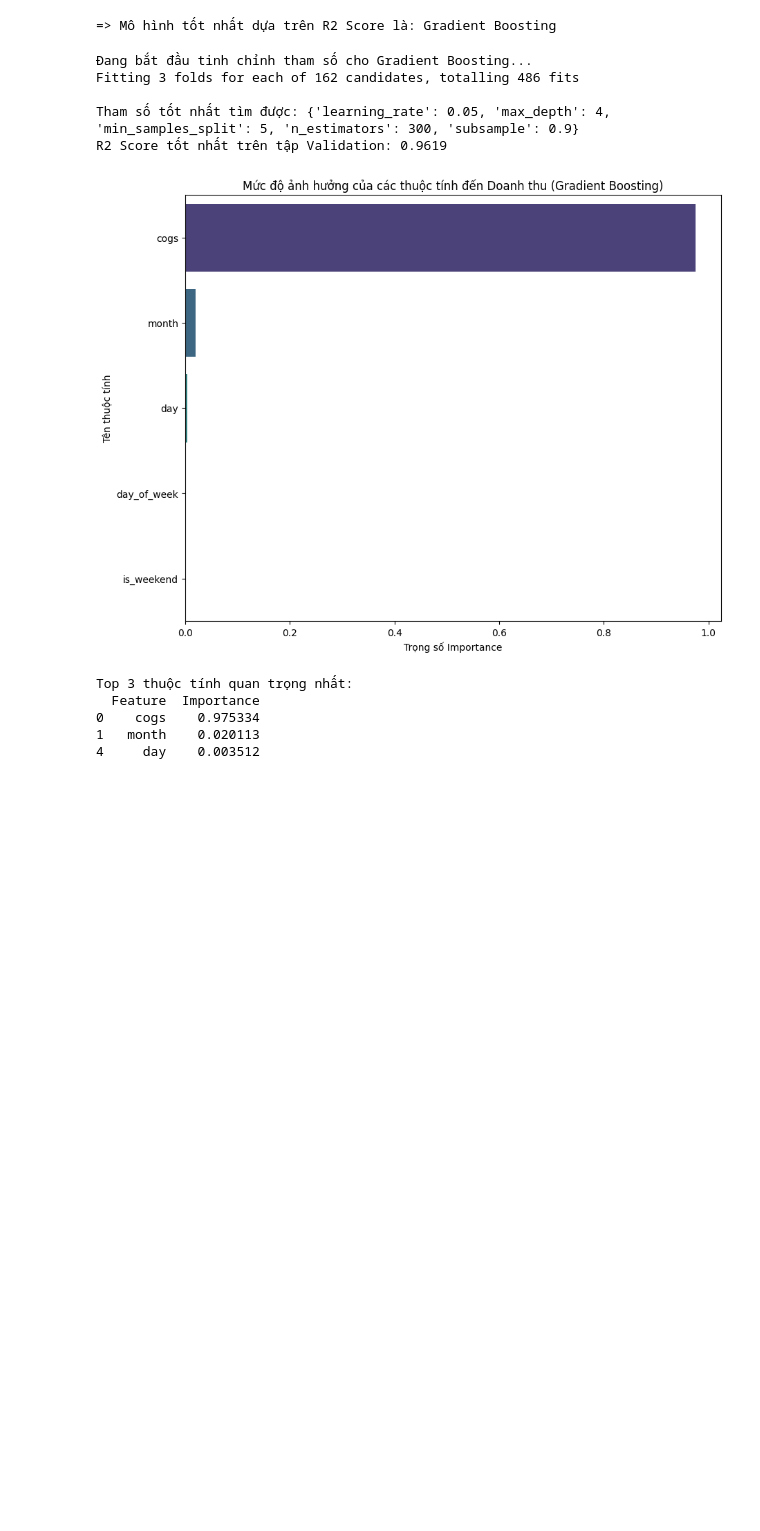
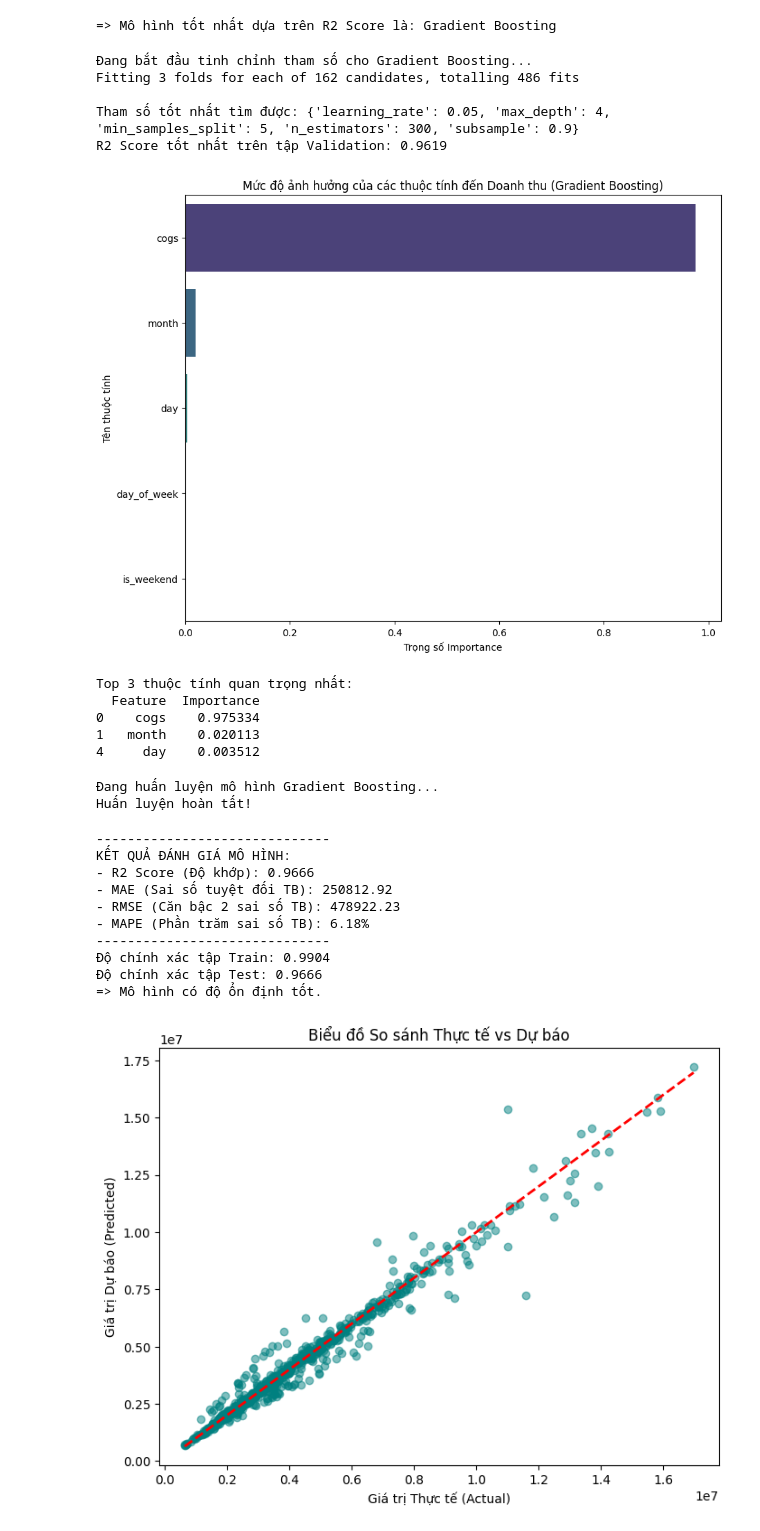
Before and after one commit to mau09022004/Last-Dance-Datathon-2026, a Jupyter notebook: notebooks/LD_03_Model_02_Training.ipynb, the cells around one changed output. Cells and saved outputs as stored; diff of their text form; code cells hidden in the pictures; blank space fills up the shorter version.

```diff
--- a/notebooks/LD_03_Model_02_Training.ipynb
+++ b/notebooks/LD_03_Model_02_Training.ipynb
@@ -285,0 +295,69 @@ Top 3 thuộc tính quan trọng nhất:
+# %%
+# Khởi tạo model với tham số tốt nhất (ví dụ)
+final_model = GradientBoostingRegressor(
+    n_estimators=300,
+    learning_rate=0.05,
+    max_depth=5,
+    subsample=0.8,
+    random_state=42
+)
+
+# Bắt đầu huấn luyện
+print("Đang huấn luyện mô hình Gradient Boosting...")
+final_model.fit(X_train, y_train)
+print("Huấn luyện hoàn tất!")
+# %% [output]
+Đang huấn luyện mô hình Gradient Boosting...
+Huấn luyện hoàn tất!
+# %%
+# 1. Thực hiện dự báo trên tập Test
+y_pred = final_model.predict(X_test)
+
+# 2. Tính toán các chỉ số
+mae = mean_absolute_error(y_test, y_pred)
+mse = mean_squared_error(y_test, y_pred)
+rmse = np.sqrt(mse)
+r2 = r2_score(y_test, y_pred)
+mape = mean_absolute_percentage_error(y_test, y_pred)
+
+# 3. Hiển thị kết quả ra màn hình
+print("-" * 30)
+print(f"KẾT QUẢ ĐÁNH GIÁ MÔ HÌNH:")
+print(f"- R2 Score (Độ khớp): {r2:.4f}")
+print(f"- MAE (Sai số tuyệt đối TB): {mae:.2f}")
+print(f"- RMSE (Căn bậc 2 sai số TB): {rmse:.2f}")
+print(f"- MAPE (Phần trăm sai số TB): {mape:.2%}")
+print("-" * 30)
+
+# 4. Trực quan hóa để kiểm tra Overfitting (So sánh điểm trên tập Train vs Test)
+train_r2 = final_model.score(X_train, y_train)
+test_r2 = final_model.score(X_test, y_test)
+
+print(f"Độ chính xác tập Train: {train_r2:.4f}")
+print(f"Độ chính xác tập Test: {test_r2:.4f}")
+
+if train_r2 > test_r2 + 0.1:
+    print("=> Cảnh báo: Mô hình có dấu hiệu Overfitting (Học vẹt)!")
+else:
+    print("=> Mô hình có độ ổn định tốt.")
+
+# 5. Biểu đồ phân tán giữa Thực tế và Dự báo
+plt.figure(figsize=(8, 6))
+plt.scatter(y_test, y_pred, alpha=0.5, color='teal')
+plt.plot([y_test.min(), y_test.max()], [y_test.min(), y_test.max()], 'r--', lw=2)
+plt.xlabel('Giá trị Thực tế (Actual)')
+plt.ylabel('Giá trị Dự báo (Predicted)')
+plt.title('Biểu đồ So sánh Thực tế vs Dự báo')
+plt.show()
+# %% [output]
+------------------------------
+KẾT QUẢ ĐÁNH GIÁ MÔ HÌNH:
+- R2 Score (Độ khớp): 0.9666
+- MAE (Sai số tuyệt đối TB): 250812.92
+- RMSE (Căn bậc 2 sai số TB): 478922.23
+- MAPE (Phần trăm sai số TB): 6.18%
+------------------------------
+Độ chính xác tập Train: 0.9904
+Độ chính xác tập Test: 0.9666
+=> Mô hình có độ ổn định tốt.
+[figure, added]
```
Also changed, not shown: parts of 2 cells of this notebook.
